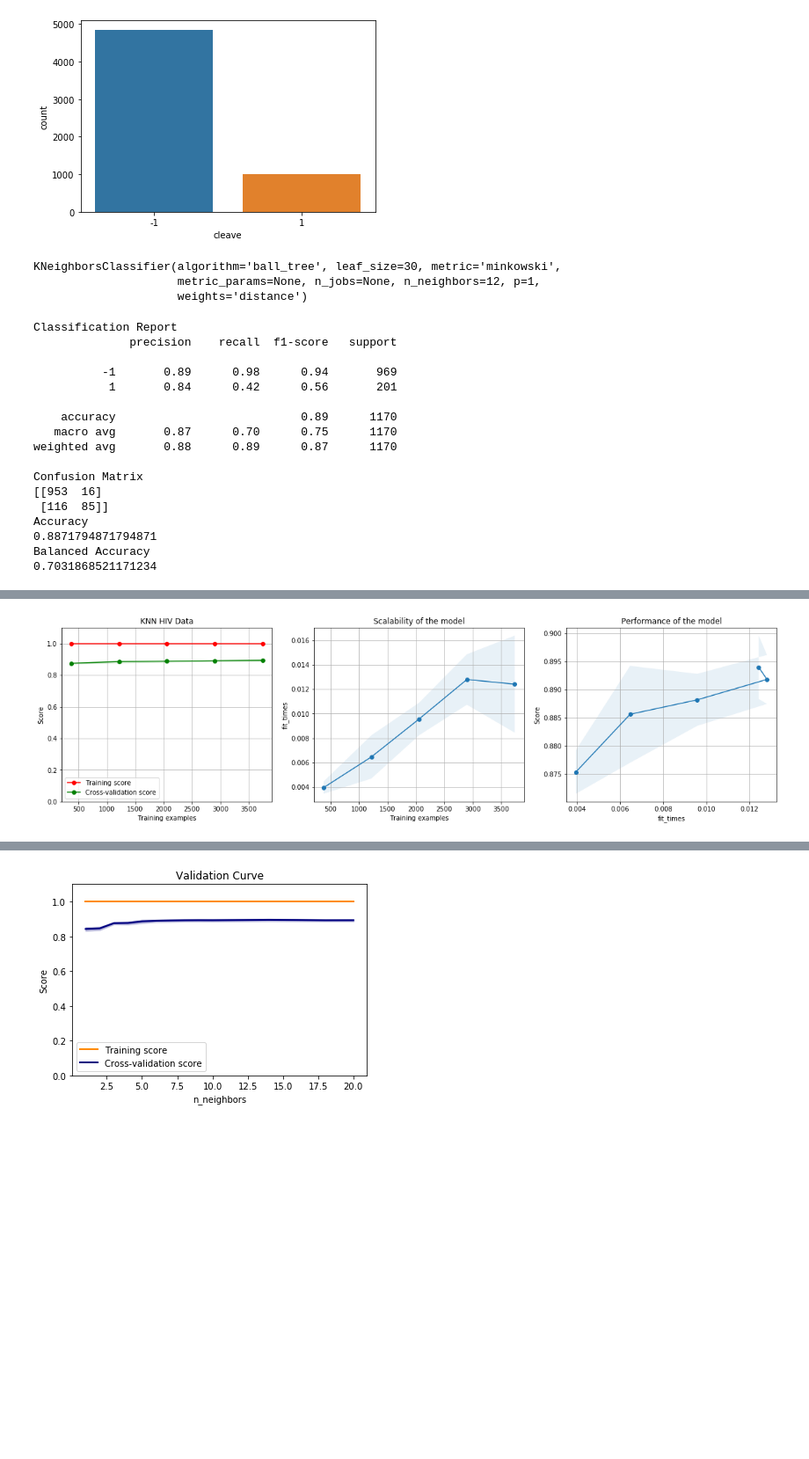
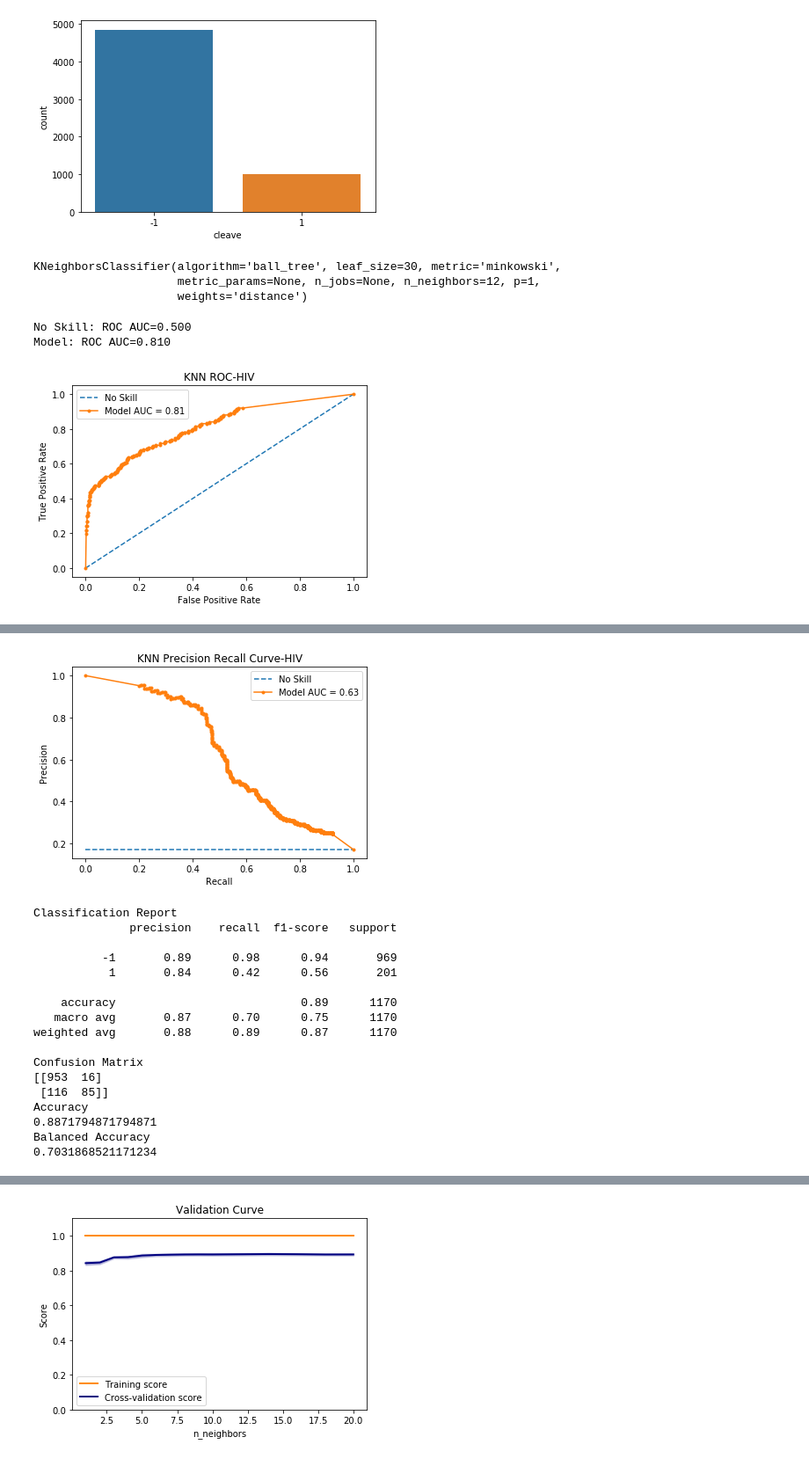
Before and after one commit to pparr/ml-supervised-learning, a Jupyter notebook: tuning/KNN_gridsearch_hiv.ipynb, the cells around one changed output, grey strips where cells are left out. Shown: that part at 88% size. Saved outputs shown, nothing was run; the diff lists cells and outputs as text; code cells hidden in the pictures; blank space fills up the shorter version.

```diff
--- a/tuning/KNN_gridsearch_hiv.ipynb
+++ b/tuning/KNN_gridsearch_hiv.ipynb
@@ -34,9 +36,7 @@ y = data['cleave']
 
 x_train, x_test, y_train, y_test = train_test_split(X, y, random_state=0, test_size=0.2) # 80/20 default
 # %%
-
 clf = KNeighborsClassifier()
-
 
 parameters = {'n_neighbors': [1, 2, 3, 4, 5, 6, 7, 8, 9, 10, 12, 14, 16, 18, 20],
               'p': [1,2],
@@ -44,57 +44,46 @@ parameters = {'n_neighbors': [1, 2, 3, 4, 5, 6, 7, 8, 9, 10, 12, 14, 16, 18, 20]
               'weights': ['uniform', 'distance']
              }
 
-# Type of scoring used to compare parameter combinations
+# scorer for parameter combinations
 acc_scorer = make_scorer(accuracy_score)
 
-# Run the grid search
 grid_obj = GridSearchCV(clf, parameters, scoring=acc_scorer, cv=10, n_jobs=4)
 grid_obj = grid_obj.fit(x_train, y_train)
 
-# Set the clf to the best combination of parameters
+# Set clf to best combination of parameters
 clf = grid_obj.best_estimator_
-
-# Fit the best algorithm to the data.
-clf.fit(x_train, y_train)
-# %% [output]
-KNeighborsClassifier(algorithm='ball_tree', leaf_size=30, metric='minkowski',
-                     metric_params=None, n_jobs=None, n_neighbors=12, p=1,
-                     weights='distance')
+# %%
+# train model
+clf.fit(x_train, y_train)
+# %% [output]
+KNeighborsClassifier(algorithm='ball_tree', leaf_size=30, metric='minkowski',
+                     metric_params=None, n_jobs=None, n_neighbors=12, p=1,
+                     weights='distance')
 # %%
 # test
 y_predict = clf.predict(x_test)
 
+# ROC
+plot_roc(clf, x_test, y_test, y_predict, 'KNN ROC-HIV')
+# Recall_precision_curve
+plot_precision_recall_curve(clf, x_test, y_test, y_predict, 'KNN Precision Recall Curve-HIV')
 
 # how did we do? Comparing y_test and predicted values
 print('Classification Report')
 print(classification_report(y_test, y_predict,zero_division=1))
 print('Confusion Matrix')
 # how to interpret: https://towardsdatascience.com/handling-imbalanced-datasets-in-machine-learning-7a0e84220f28
 print(confusion_matrix(y_test, y_predict))
 print('Accuracy')
 print(accuracy_score(y_test, y_predict))
 
 # for unbalanced data
 print('Balanced Accuracy')
 print(balanced_accuracy_score(y_test, y_predict))
 
 # 1.1 so I can see the top of the plot
 plot_learning_curve(clf, "KNN HIV Data", x_train, y_train, ylim=[0,1.1])
 # %% [output]
-Classification Report
-              precision    recall  f1-score   support
-
-          -1       0.89      0.98      0.94       969
-           1       0.84      0.42      0.56       201
-
-    accuracy                           0.89      1170
-   macro avg       0.87      0.70      0.75      1170
-weighted avg       0.88      0.89      0.87      1170
-
-Confusion Matrix
-[[953  16]
- [116  85]]
-Accuracy
-0.8871794871794871
-Balanced Accuracy
-0.7031868521171234
+No Skill: ROC AUC=0.500
+Model: ROC AUC=0.810
+[figure, new version]
@@ -102 +91,18 @@ Balanced Accuracy
-[figure, old version]
+[figure, added]
+Classification Report
+              precision    recall  f1-score   support
+
+          -1       0.89      0.98      0.94       969
+           1       0.84      0.42      0.56       201
+
+    accuracy                           0.89      1170
+   macro avg       0.87      0.70      0.75      1170
+weighted avg       0.88      0.89      0.87      1170
+
+Confusion Matrix
+[[953  16]
+ [116  85]]
+Accuracy
+0.8871794871794871
+Balanced Accuracy
+0.7031868521171234
```
Also changed, not shown: parts of 4 cells of this notebook, 11 other files.
